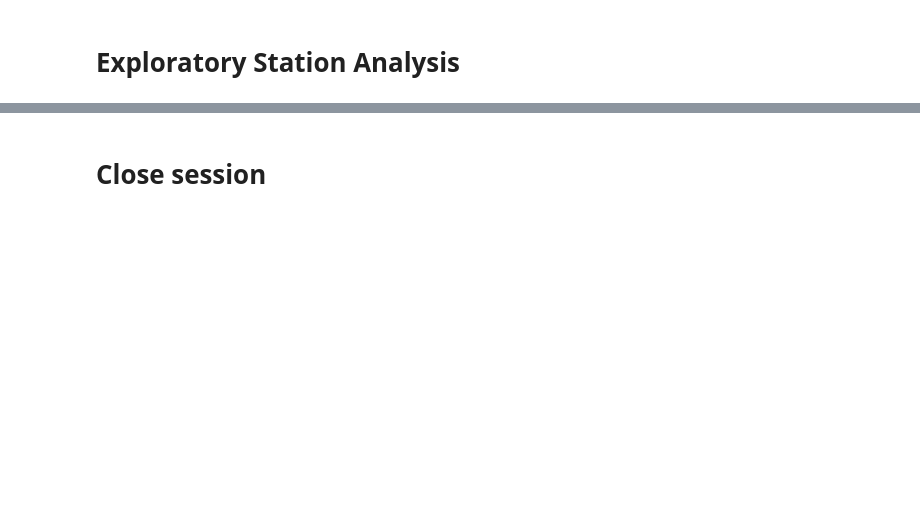
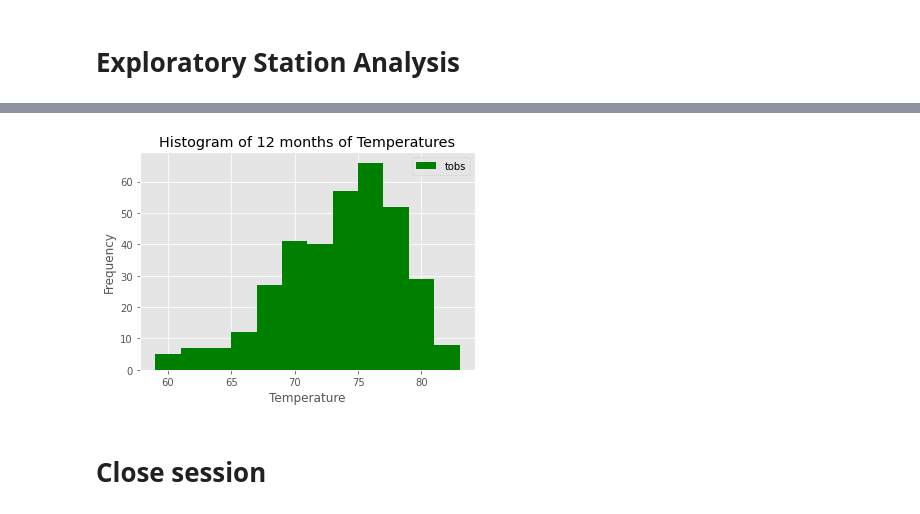
Before and after one commit to sgaetz1/sqlalchemy-challenge, a Jupyter notebook: climate_starter.ipynb, the cells around one changed output, grey strips where cells are left out. Drawn from its saved outputs; the diff is of its cells as text; code cells hidden in the pictures; blank space fills up the shorter version.

```diff
--- a/climate_starter.ipynb
+++ b/climate_starter.ipynb
@@ -78,3 +150,9 @@ plt.show()
 # %%
 # Using the most active station id
 # Query the last 12 months of temperature observation data for this station and plot the results as a histogram
+active_data = session.query(Measurement.date,Measurement.tobs).filter(Measurement.station == 'USC00519281').filter(Measurement.date > year_ago).order_by(Measurement.date).all()
+active_data
+
+active_df = pd.DataFrame(active_data, columns=['date','tobs'])
+active_df = active_df.dropna(how="any")
+active_df.head(10)
@@ -81,3 +171,12 @@ plt.show()
+# %%
+plt.hist(active_df['tobs'],color='g',bins=12,label="tobs")
+plt.title("Histogram of 12 months of Temperatures")
+plt.xlabel('Temperature')
+plt.ylabel('Frequency')
+plt.legend(loc="upper right")
+plt.show()
+# %% [output]
+[figure, added]
 # %% [markdown]
 # Close session
 # %%
```
Also changed, not shown: parts of 15 cells of this notebook, 1 other file.
